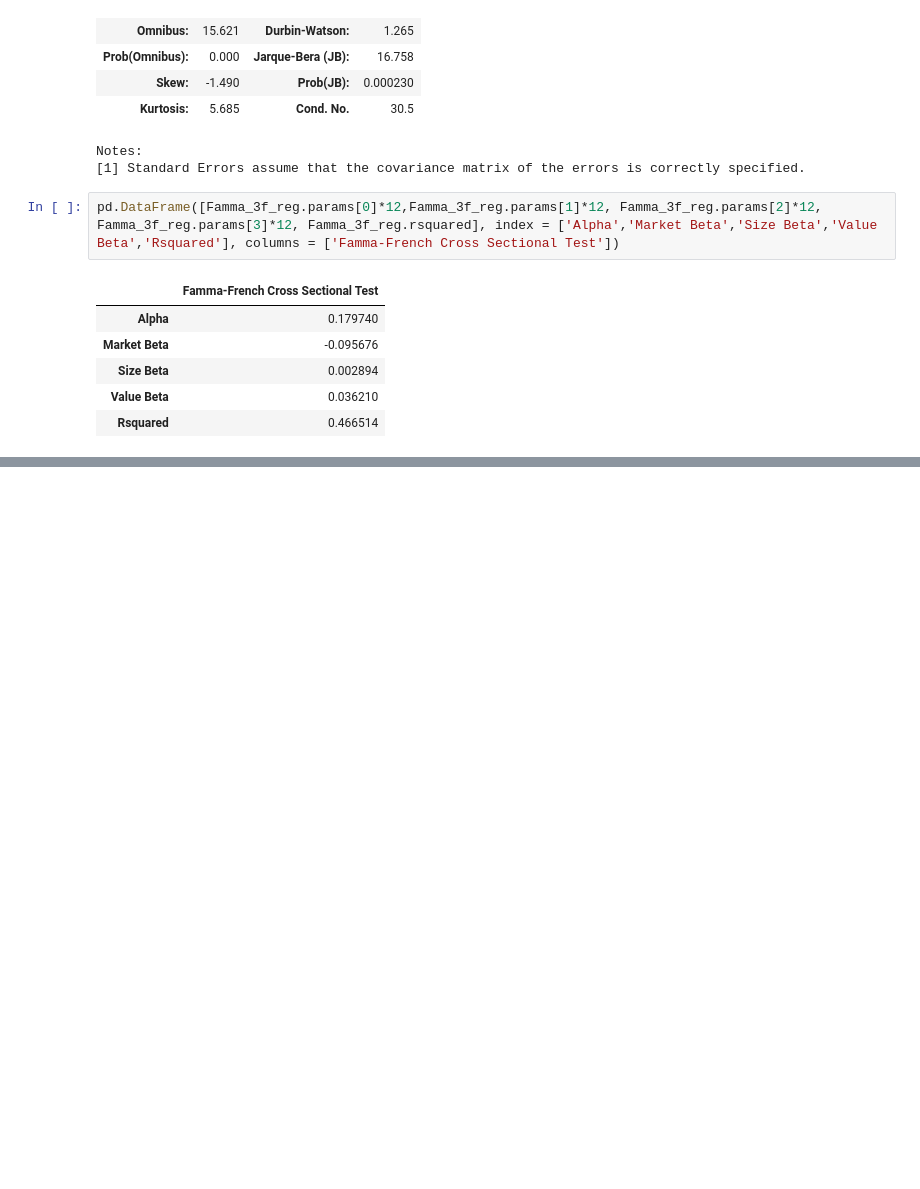
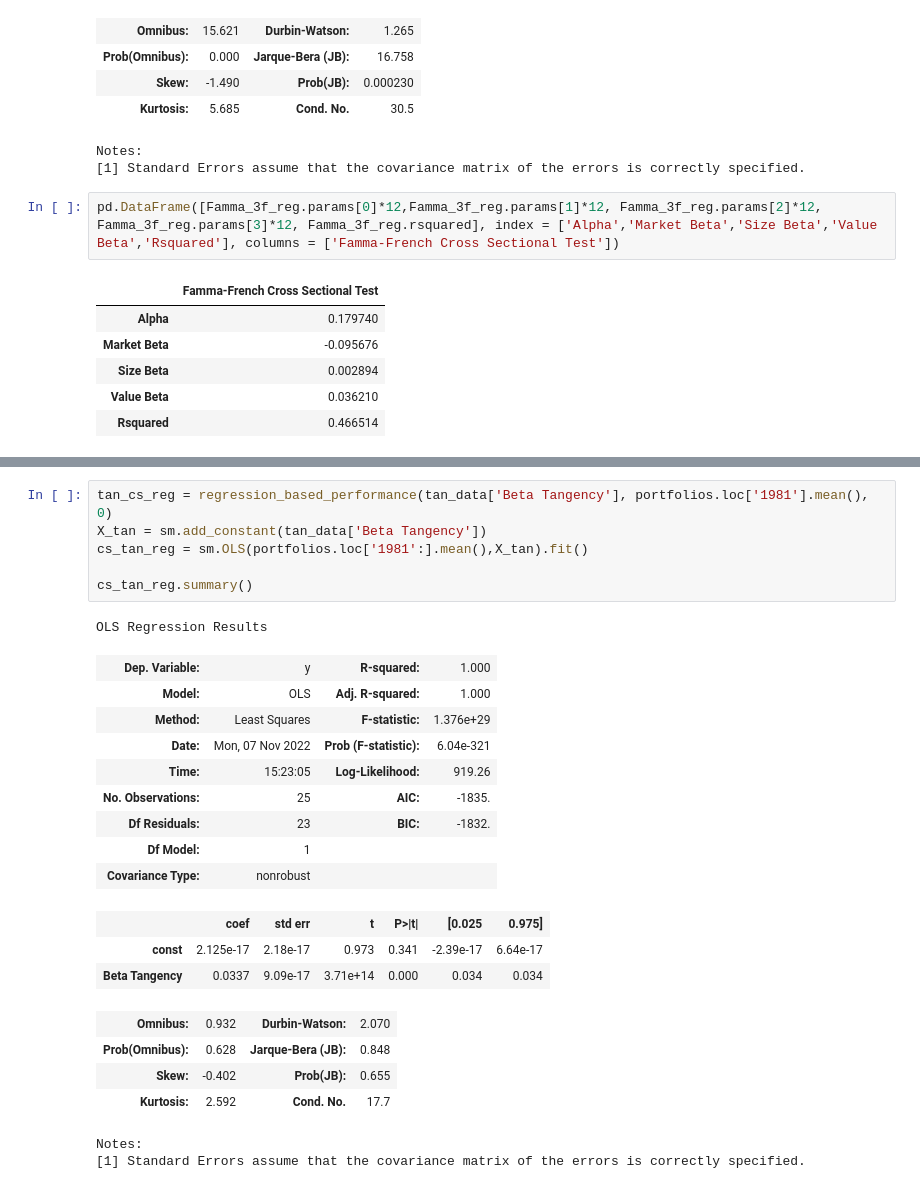
Before and after one commit to dcstein22/portfolio_theory, a Jupyter notebook: homework_4.ipynb, the cells around one changed output, grey strips where cells are left out. Saved outputs shown, nothing was run; the diff lists cells and outputs as text; blank space fills up the shorter version.

```diff
--- a/homework_4.ipynb
+++ b/homework_4.ipynb
@@ -449,0 +496,26 @@ pd.DataFrame([Famma_3f_reg.params[0]*12,Famma_3f_reg.params[1]*12, Famma_3f_reg.
+# %%
+tan_cs_reg = regression_based_performance(tan_data['Beta Tangency'], portfolios.loc['1981'].mean(), 0)
+X_tan = sm.add_constant(tan_data['Beta Tangency'])
+cs_tan_reg = sm.OLS(portfolios.loc['1981':].mean(),X_tan).fit()
+
+cs_tan_reg.summary()
+# %% [output]
+OLS Regression Results
+| Dep. Variable: | y | R-squared: | 1.000 |
+| Model: | OLS | Adj. R-squared: | 1.000 |
+| Method: | Least Squares | F-statistic: | 1.376e+29 |
+| Date: | Mon, 07 Nov 2022 | Prob (F-statistic): | 6.04e-321 |
+| Time: | 15:23:05 | Log-Likelihood: | 919.26 |
+| No. Observations: | 25 | AIC: | -1835. |
+| Df Residuals: | 23 | BIC: | -1832. |
+| Df Model: | 1 |  |  |
+| Covariance Type: | nonrobust |  |  |
+|  | coef | std err | t | P>|t| | [0.025 | 0.975] |
+| const | 2.125e-17 | 2.18e-17 | 0.973 | 0.341 | -2.39e-17 | 6.64e-17 |
+| Beta Tangency | 0.0337 | 9.09e-17 | 3.71e+14 | 0.000 | 0.034 | 0.034 |
+| Omnibus: | 0.932 | Durbin-Watson: | 2.070 |
+| Prob(Omnibus): | 0.628 | Jarque-Bera (JB): | 0.848 |
+| Skew: | -0.402 | Prob(JB): | 0.655 |
+| Kurtosis: | 2.592 | Cond. No. | 17.7 |
+Notes:
+[1] Standard Errors assume that the covariance matrix of the errors is correctly specified.
```
Also changed, not shown: parts of 7 cells of this notebook, 1 other file.
